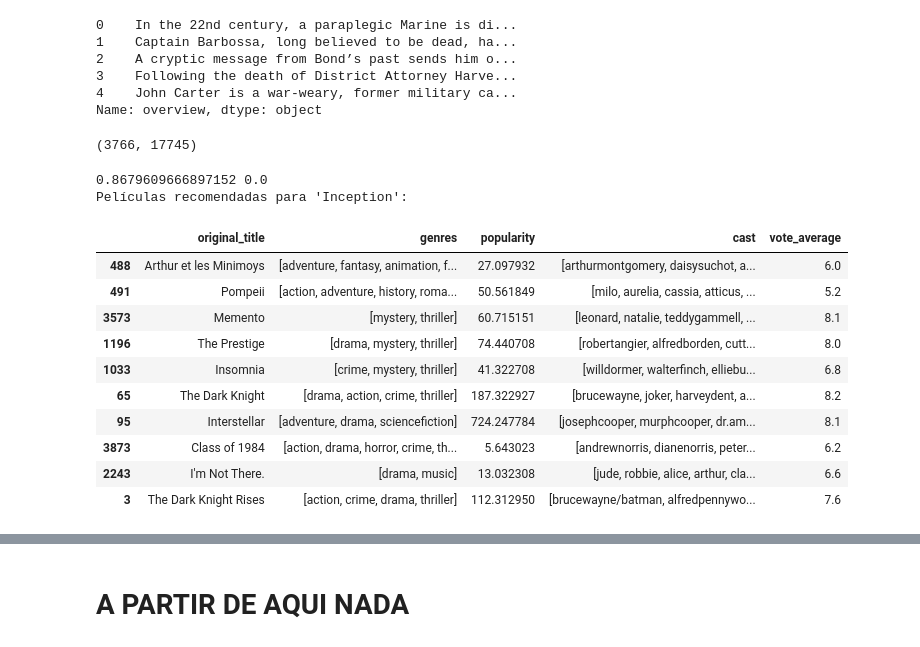
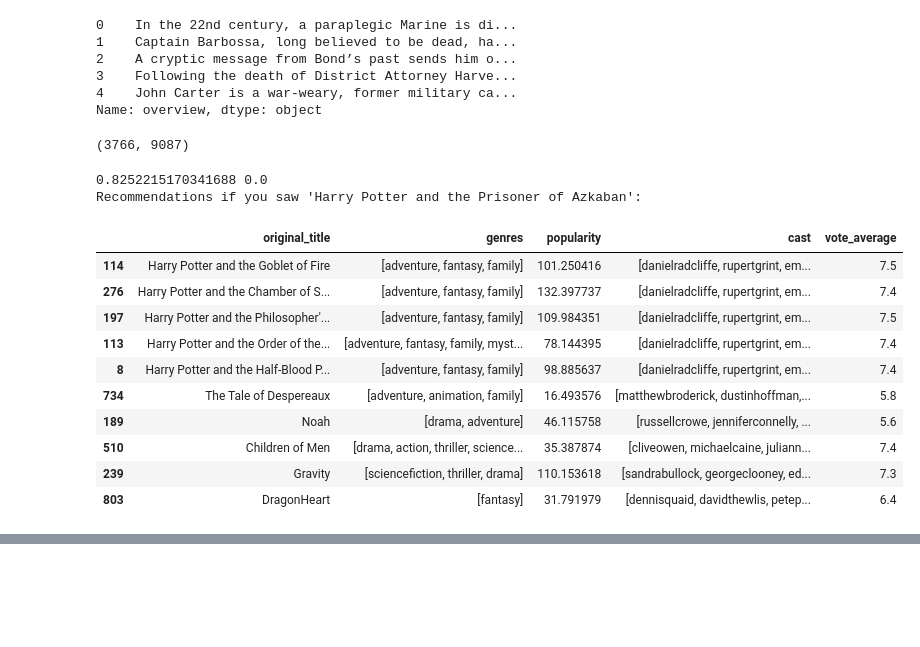
Before and after one commit to duartena/TXAI_Project, a Jupyter notebook: main_2 copy.ipynb, the cells around one changed output, grey strips where cells are left out. Saved outputs shown, nothing was run; the diff lists cells and outputs as text; code cells hidden in the pictures; blank space fills up the shorter version.

```diff
--- a/main_2 copy.ipynb
+++ b/main_2 copy.ipynb
@@ -74,7 +71,7 @@ print(tmdb_5000_movies.shape)
 (4803, 16)
 (3766, 16)
 # %%
-tmdb_5000_movies["cast"] = preprocess_dict("cast", "character")
+tmdb_5000_movies["cast"] = preprocess_dict("cast", "name")
 # %%
 tmdb_5000_movies.head()
 # %% [output]
@@ -137,46 +131,45 @@ tmdb_5000_movies['soup'] = tmdb_5000_movies.apply(create_soup, axis=1)
 # %%
 from sklearn.feature_extraction.text import TfidfVectorizer
 
-#Define a TF-IDF Vectorizer Object. Remove all english stop words such as 'the', 'a'
 tfidf = TfidfVectorizer(stop_words='english')
 
 tfidf_matrix = tfidf.fit_transform(tmdb_5000_movies['soup'])
 
 print(tfidf_matrix.shape)
 # %% [output]
-(3766, 17745)
+(3766, 9087)
 # %%
-knn = NearestNeighbors(n_neighbors=11, metric='cosine', algorithm='brute')
+knn = NearestNeighbors(n_neighbors=11, metric='cosine', algorithm='auto')
 knn.fit(tfidf_matrix)
 
-def recomendar_pelicula(titulo, k=10):
-    idx = tmdb_5000_movies[tmdb_5000_movies['original_title'] == titulo].index[0]
+def get_recommendation(title, k=10):
+    idx = tmdb_5000_movies[tmdb_5000_movies['original_title'] == title].index[0]
     distances, indices = knn.kneighbors(tfidf_matrix[idx], n_neighbors=k+1)
     print(distances.max(), distances.min())
-    recomendaciones = []
+    recommendations = []
     for i in range(1, len(indices[0])):
-        recomendaciones.append(tmdb_5000_movies.iloc[indices[0][i]][['original_title', 'genres', 'popularity', 'cast', 'vote_average']])
+        recommendations.append(tmdb_5000_movies.iloc[indices[0][i]][['original_title', 'genres', 'popularity', 'cast', 'vote_average']])
 
-    return recomendaciones
+    return recommendations
 # %%
-peli = "Inception"
-pelicula_recomendada = recomendar_pelicula(peli, k=10)
-print(f"Películas recomendadas para '{peli}':")
-pd.DataFrame(pelicula_recomendada)
+peli = "Harry Potter and the Prisoner of Azkaban"
+recommendations = get_recommendation(peli, k=10)
+print(f"Recommendations if you saw '{peli}':")
+pd.DataFrame(recommendations)
 # %% [output]
-0.8679609666897152 0.0
-Películas recomendadas para 'Inception':
+0.8252215170341688 0.0
+Recommendations if you saw 'Harry Potter and the Prisoner of Azkaban':
 |  | original_title | genres | popularity | cast | vote_average |
-| 488 | Arthur et les Minimoys | [adventure, fantasy, animation, f... | 27.097932 | [arthurmontgomery, daisysuchot, a... | 6.0 |
-| 491 | Pompeii | [action, adventure, history, roma... | 50.561849 | [milo, aurelia, cassia, atticus, ... | 5.2 |
-| 3573 | Memento | [mystery, thriller] | 60.715151 | [leonard, natalie, teddygammell, ... | 8.1 |
-| 1196 | The Prestige | [drama, mystery, thriller] | 74.440708 | [robertangier, alfredborden, cutt... | 8.0 |
-| 1033 | Insomnia | [crime, mystery, thriller] | 41.322708 | [willdormer, walterfinch, elliebu... | 6.8 |
-| 65 | The Dark Knight | [drama, action, crime, thriller] | 187.322927 | [brucewayne, joker, harveydent, a... | 8.2 |
-| 95 | Interstellar | [adventure, drama, sciencefiction] | 724.247784 | [josephcooper, murphcooper, dr.am... | 8.1 |
-| 3873 | Class of 1984 | [action, drama, horror, crime, th... | 5.643023 | [andrewnorris, dianenorris, peter... | 6.2 |
-| 2243 | I'm Not There. | [drama, music] | 13.032308 | [jude, robbie, alice, arthur, cla... | 6.6 |
-| 3 | The Dark Knight Rises | [action, crime, drama, thriller] | 112.312950 | [brucewayne/batman, alfredpennywo... | 7.6 |
+| 114 | Harry Potter and the Goblet of Fire | [adventure, fantasy, family] | 101.250416 | [danielradcliffe, rupertgrint, em... | 7.5 |
+| 276 | Harry Potter and the Chamber of S... | [adventure, fantasy, family] | 132.397737 | [danielradcliffe, rupertgrint, em... | 7.4 |
+| 197 | Harry Potter and the Philosopher'... | [adventure, fantasy, family] | 109.984351 | [danielradcliffe, rupertgrint, em... | 7.5 |
+| 113 | Harry Potter and the Order of the... | [adventure, fantasy, family, myst... | 78.144395 | [danielradcliffe, rupertgrint, em... | 7.4 |
+| 8 | Harry Potter and the Half-Blood P... | [adventure, fantasy, family] | 98.885637 | [danielradcliffe, rupertgrint, em... | 7.4 |
+| 734 | The Tale of Despereaux | [adventure, animation, family] | 16.493576 | [matthewbroderick, dustinhoffman,... | 5.8 |
+| 189 | Noah | [drama, adventure] | 46.115758 | [russellcrowe, jenniferconnelly, ... | 5.6 |
+| 510 | Children of Men | [drama, action, thriller, science... | 35.387874 | [cliveowen, michaelcaine, juliann... | 7.4 |
+| 239 | Gravity | [sciencefiction, thriller, drama] | 110.153618 | [sandrabullock, georgeclooney, ed... | 7.3 |
+| 803 | DragonHeart | [fantasy] | 31.791979 | [dennisquaid, davidthewlis, petep... | 6.4 |
 # %%
 def predict_knn(input_data):
     distances, indices = knn.kneighbors(input_data)
@@ -192,5 +185,3 @@ shap.summary_plot(shap_values, sample_data)
 # %% [output]
 [interactive output not drawn]
 [figure]
-# %% [markdown]
-# A PARTIR DE AQUI NADA
```
Also changed, not shown: parts of 23 cells of this notebook.
